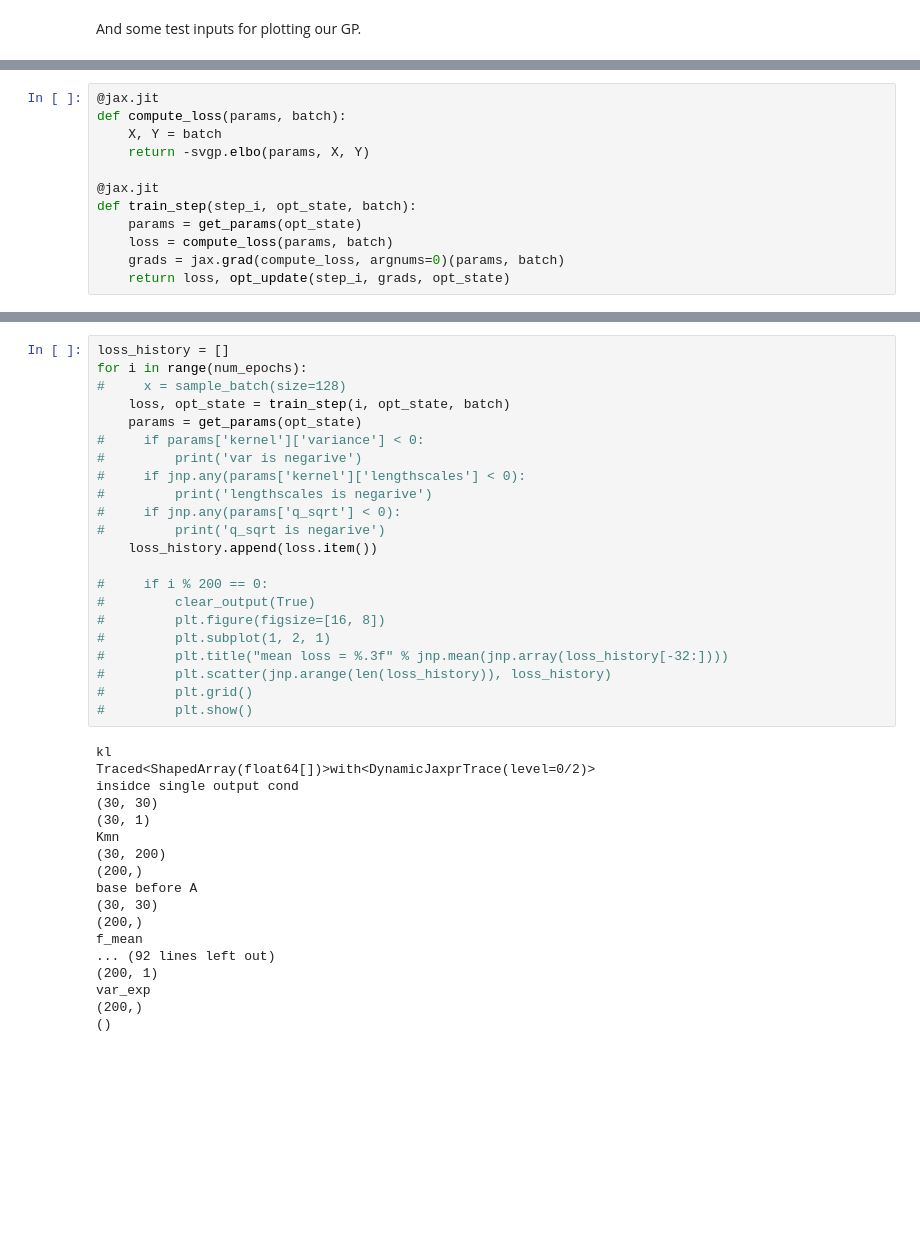
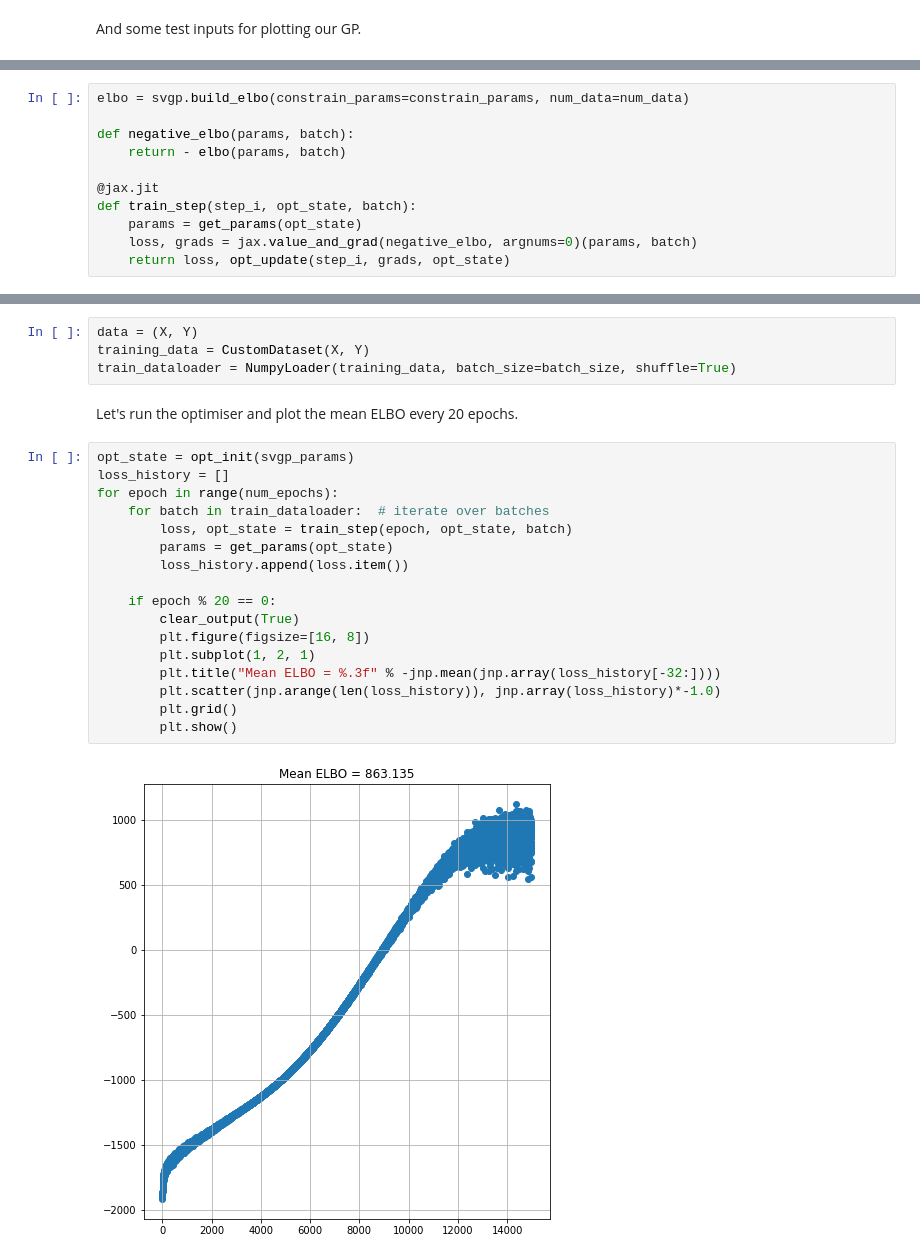
Before and after one commit to aidanscannell/GPJax, a Jupyter notebook: examples/svgp_regression.ipynb, the cells around one changed output, grey strips where cells are left out. Saved outputs shown, nothing was run; the diff lists cells and outputs as text; blank space fills up the shorter version.

```diff
--- a/examples/svgp_regression.ipynb
+++ b/examples/svgp_regression.ipynb
@@ -95,12 +115,11 @@ opt_init, opt_update, get_params = optimizers.adam(learning_rate)
 # %%
-@jax.jit
-def compute_loss(params, batch):
-    X, Y = batch
-    return -svgp.elbo(params, X, Y)
+elbo = svgp.build_elbo(constrain_params=constrain_params, num_data=num_data)
+
+def negative_elbo(params, batch):
+    return - elbo(params, batch)
 
 @jax.jit
 def train_step(step_i, opt_state, batch):
     params = get_params(opt_state)
-    loss = compute_loss(params, batch)
-    grads = jax.grad(compute_loss, argnums=0)(params, batch)
+    loss, grads = jax.value_and_grad(negative_elbo, argnums=0)(params, batch)
     return loss, opt_update(step_i, grads, opt_state)
@@ -109,40 +128,25 @@ opt_state = opt_init(svgp_params)
+# %%
+data = (X, Y)
+training_data = CustomDataset(X, Y)
+train_dataloader = NumpyLoader(training_data, batch_size=batch_size, shuffle=True)
+# %% [markdown]
+Let's run the optimiser and plot the mean ELBO every 20 epochs.
 # %%
+opt_state = opt_init(svgp_params)
 loss_history = []
-for i in range(num_epochs):
-#     x = sample_batch(size=128)
-    loss, opt_state = train_step(i, opt_state, batch)
-    params = get_params(opt_state)
-#     if params['kernel']['variance'] < 0:
-#         print('var is negarive')
-#     if jnp.any(params['kernel']['lengthscales'] < 0):
-#         print('lengthscales is negarive')
-#     if jnp.any(params['q_sqrt'] < 0):
-#         print('q_sqrt is negarive')
-    loss_history.append(loss.item())
+for epoch in range(num_epochs):
+    for batch in train_dataloader:  # iterate over batches
+        loss, opt_state = train_step(epoch, opt_state, batch)
+        params = get_params(opt_state)
+        loss_history.append(loss.item())
 
-#     if i % 200 == 0:
-#         clear_output(True)
-#         plt.figure(figsize=[16, 8])
-#         plt.subplot(1, 2, 1)
-#         plt.title("mean loss = %.3f" % jnp.mean(jnp.array(loss_history[-32:])))
-#         plt.scatter(jnp.arange(len(loss_history)), loss_history)
-#         plt.grid()
-#         plt.show()
+    if epoch % 20 == 0:
+        clear_output(True)
+        plt.figure(figsize=[16, 8])
+        plt.subplot(1, 2, 1)
+        plt.title("Mean ELBO = %.3f" % -jnp.mean(jnp.array(loss_history[-32:])))
+        plt.scatter(jnp.arange(len(loss_history)), jnp.array(loss_history)*-1.0)
+        plt.grid()
+        plt.show()
 # %% [output]
-kl
-Traced<ShapedArray(float64[])>with<DynamicJaxprTrace(level=0/2)>
-insidce single output cond
-(30, 30)
-(30, 1)
-Kmn
-(30, 200)
-(200,)
-base before A
-(30, 30)
-(200,)
-f_mean
-... (92 lines left out)
-(200, 1)
-var_exp
-(200,)
-()
+[figure, added]
```
Also changed, not shown: parts of 25 cells of this notebook.
